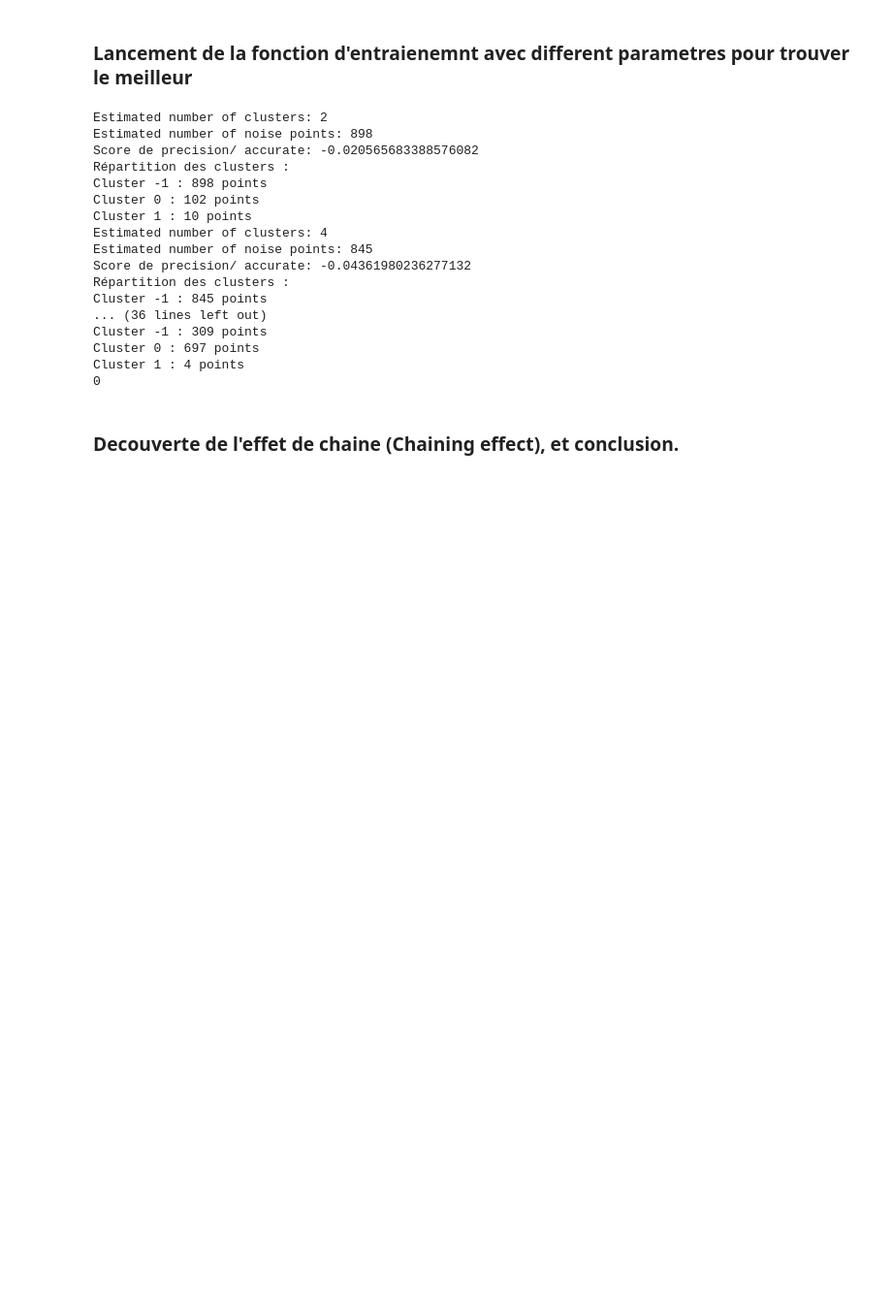
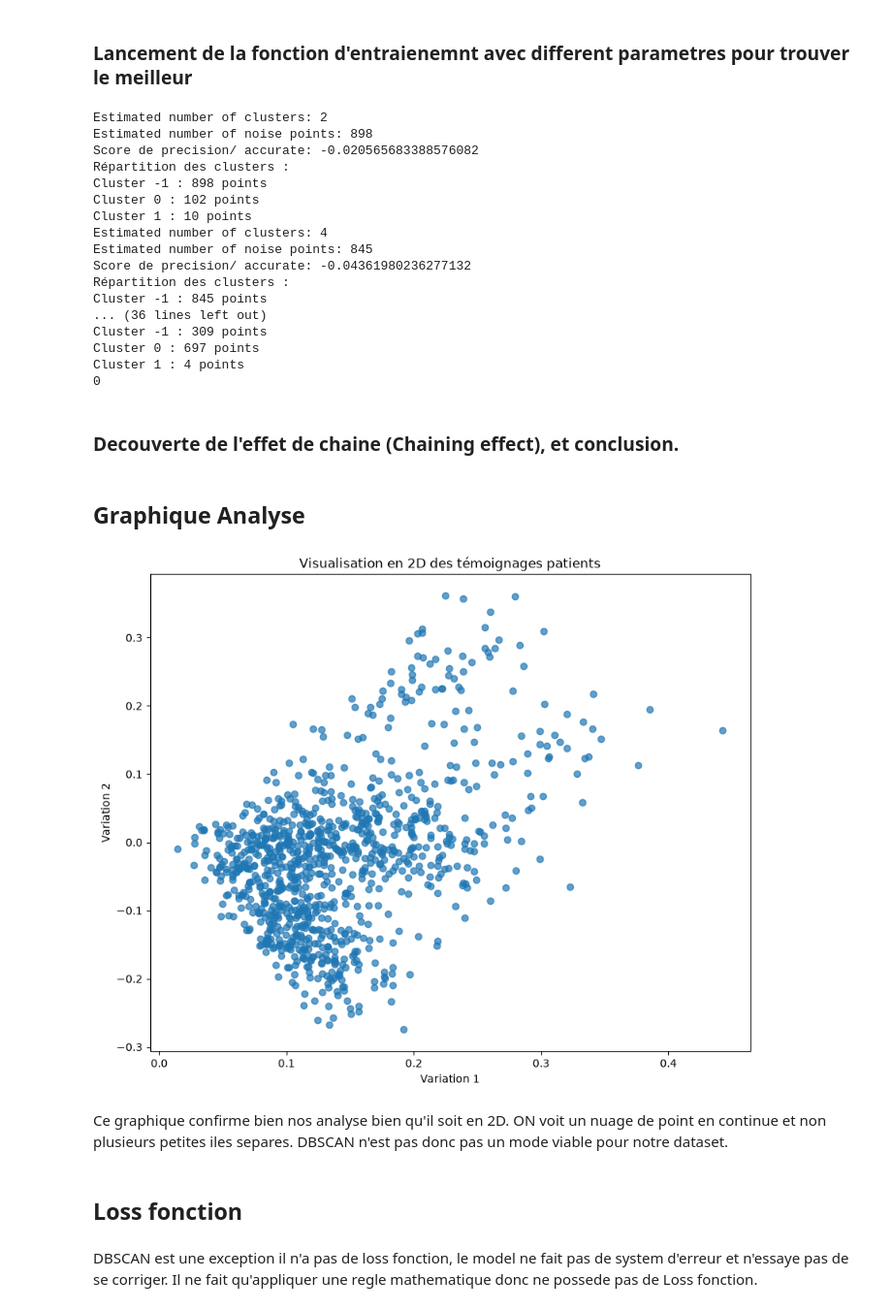
Before and after one commit to gabinHnr/IA---Imagerie-medicale-IRM, a Jupyter notebook: Unsupervised Learning/Models/DBSCAN.ipynb, the cells around one changed output. Shown at 97% size. Cells and saved outputs as stored; diff of their text form; code cells hidden in the pictures; blank space fills up the shorter version.

Commit message:
[++] Ajout Analyse CSV + choix dataset + preprocessing supervise + .py telechargement + explication

```diff
--- a/Unsupervised Learning/Models/DBSCAN.ipynb
+++ b/Unsupervised Learning/Models/DBSCAN.ipynb
@@ -185,3 +185,30 @@ Cluster 1 : 4 points
 0
 # %% [markdown]
 ### Decouverte de l'effet de chaine (Chaining effect), et conclusion.
+# %% [markdown]
+## Graphique Analyse
+# %%
+import matplotlib.pyplot as plt
+
+# on passe sur 2 axe principale sinon le graphique ne va pas reussir a afficher nos data
+svd_2d = TruncatedSVD(n_components=2, random_state=42)
+X_2d = svd_2d.fit_transform(X)
+
+couleurs_hex = df['Temoignage']
+
+
+plt.figure(figsize=(10, 8))
+plt.scatter(X_2d[:, 0], X_2d[:, 1], alpha=0.7)
+
+plt.title("Visualisation en 2D des témoignages patients")
+plt.xlabel("Variation 1")
+plt.ylabel("Variation 2")
+plt.show()
+# %% [output]
+[figure, added]
+# %% [markdown]
+Ce graphique confirme bien nos analyse bien qu'il soit en 2D. ON voit un nuage de point en continue et non plusieurs petites iles separes. DBSCAN n'est pas donc pas un mode viable pour notre dataset.
+# %% [markdown]
+## Loss fonction
+# %% [markdown]
+DBSCAN est une exception il n'a pas de loss fonction, le model ne fait pas de system d'erreur et n'essaye pas de se corriger. Il ne fait qu'appliquer une regle mathematique donc ne possede pas de Loss fonction.
```
Also changed, not shown: 13 other files.
